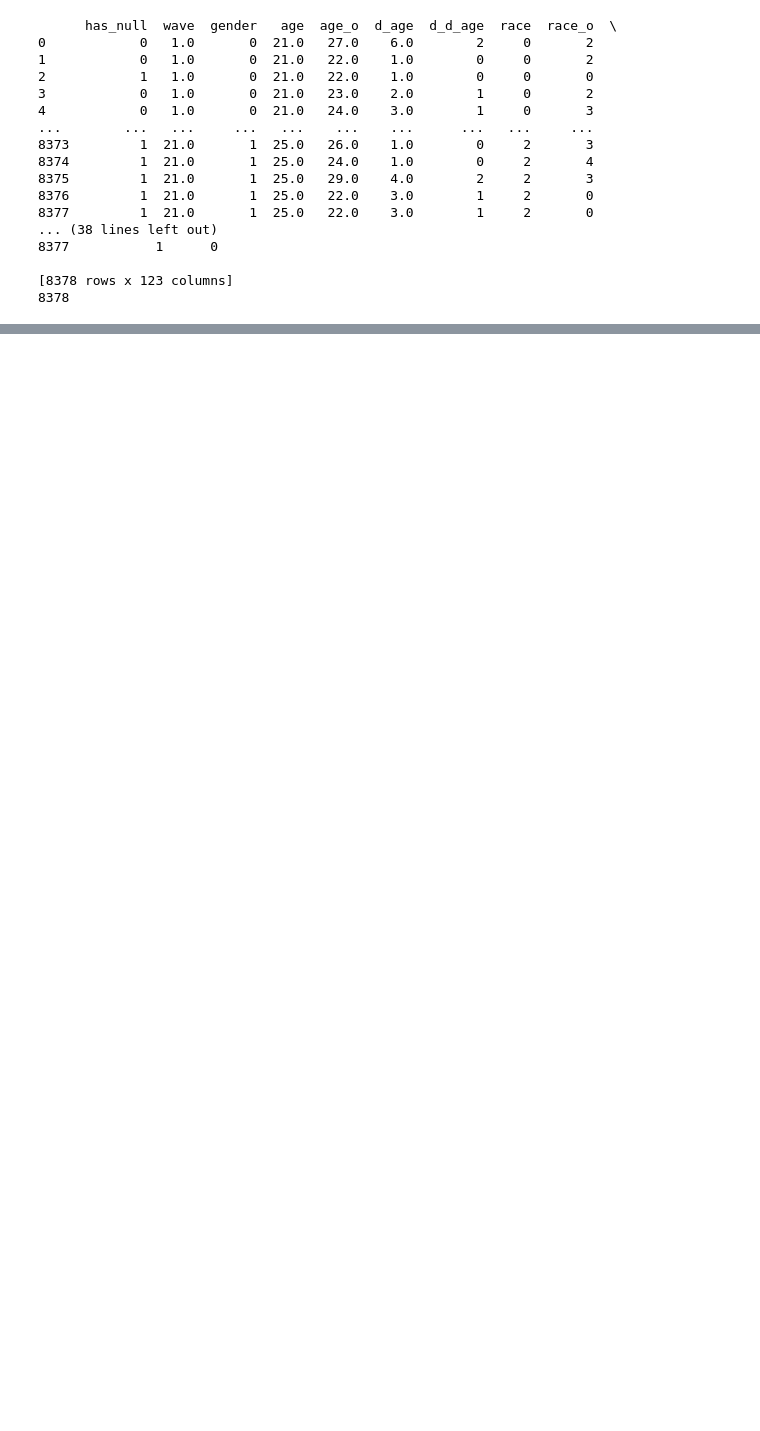
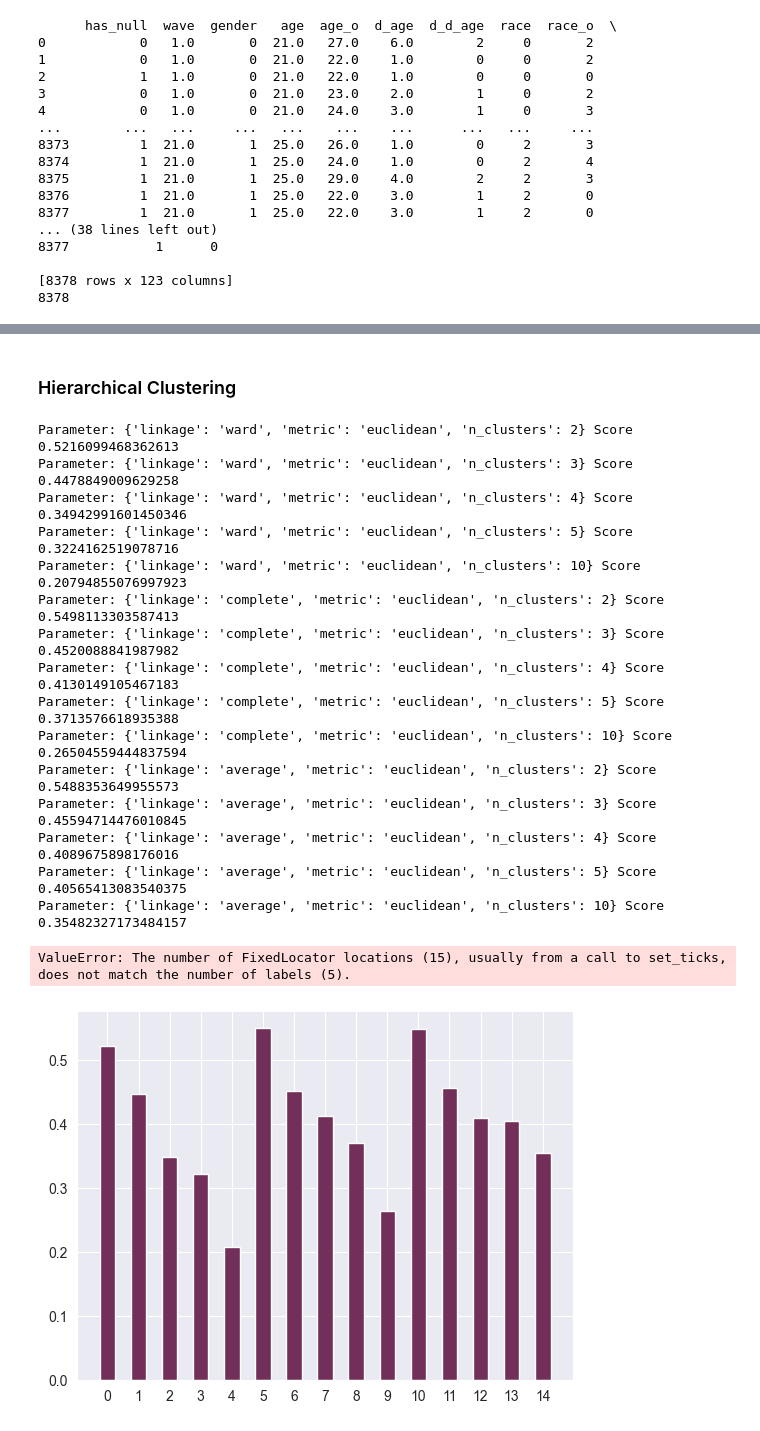
Before and after one commit to nemuru-pigeon/DSAIT4020, a Jupyter notebook: clustering.ipynb, the cells around one changed output, grey strips where cells are left out. Saved outputs shown, nothing was run; the diff lists cells and outputs as text; code cells hidden in the pictures; blank space fills up the shorter version.

```diff
--- a/clustering.ipynb
+++ b/clustering.ipynb
@@ -227,0 +275,51 @@ Parameter: {'n_clusters': 40, 'n_init': 'auto'} Score 0.1718090038393522
+# %% [markdown]
+### Hierarchical Clustering
+# %%
+# candidate values for our number of cluster
+parameters = [2, 3, 4, 5, 10]
+
+#parameters = range(2,15)
+# instantiating ParameterGrid, pass number of clusters as input
+parameter_grid = ParameterGrid({'n_clusters': parameters, 'metric': ['euclidean'], 'linkage':['ward', 'complete', 'average']})
+best_score = -1
+agglom = AgglomerativeClustering()
+silhouette_scores = []
+# evaluation based on silhouette_score
+for p in parameter_grid:
+    agglom.set_params(**p)    # set current hyper parameter
+    agglom.fit(combined_df)
+    ss = silhouette_score(combined_df, agglom.labels_)   # calculate silhouette_score
+    silhouette_scores += [ss]       # store all the scores
+    print('Parameter:', p, 'Score', ss)
+
+
+    # check p which has the best score
+
+    if ss > best_score:
+        best_score = ss
+        best_grid = p
+
+# plotting silhouette score
+plt.bar(range(len(silhouette_scores)), list(silhouette_scores), align='center', color='#722f59', width=0.5)
+plt.xticks(range(len(silhouette_scores)), list(parameters))
+plt.title('Silhouette Score', fontweight='bold')
+plt.xlabel('Number of Clusters')
+plt.show()
+# %% [output]
+Parameter: {'linkage': 'ward', 'metric': 'euclidean', 'n_clusters': 2} Score 0.5216099468362613
+Parameter: {'linkage': 'ward', 'metric': 'euclidean', 'n_clusters': 3} Score 0.4478849009629258
+Parameter: {'linkage': 'ward', 'metric': 'euclidean', 'n_clusters': 4} Score 0.34942991601450346
+Parameter: {'linkage': 'ward', 'metric': 'euclidean', 'n_clusters': 5} Score 0.3224162519078716
+Parameter: {'linkage': 'ward', 'metric': 'euclidean', 'n_clusters': 10} Score 0.20794855076997923
+Parameter: {'linkage': 'complete', 'metric': 'euclidean', 'n_clusters': 2} Score 0.5498113303587413
+Parameter: {'linkage': 'complete', 'metric': 'euclidean', 'n_clusters': 3} Score 0.4520088841987982
+Parameter: {'linkage': 'complete', 'metric': 'euclidean', 'n_clusters': 4} Score 0.4130149105467183
+Parameter: {'linkage': 'complete', 'metric': 'euclidean', 'n_clusters': 5} Score 0.3713576618935388
+Parameter: {'linkage': 'complete', 'metric': 'euclidean', 'n_clusters': 10} Score 0.26504559444837594
+Parameter: {'linkage': 'average', 'metric': 'euclidean', 'n_clusters': 2} Score 0.5488353649955573
+Parameter: {'linkage': 'average', 'metric': 'euclidean', 'n_clusters': 3} Score 0.45594714476010845
+Parameter: {'linkage': 'average', 'metric': 'euclidean', 'n_clusters': 4} Score 0.4089675898176016
+Parameter: {'linkage': 'average', 'metric': 'euclidean', 'n_clusters': 5} Score 0.40565413083540375
+Parameter: {'linkage': 'average', 'metric': 'euclidean', 'n_clusters': 10} Score 0.35482327173484157
+ValueError: The number of FixedLocator locations (15), usually from a call to set_ticks, does not match the number of labels (5).
+[figure, added]
```
Also changed, not shown: parts of 18 cells of this notebook.
